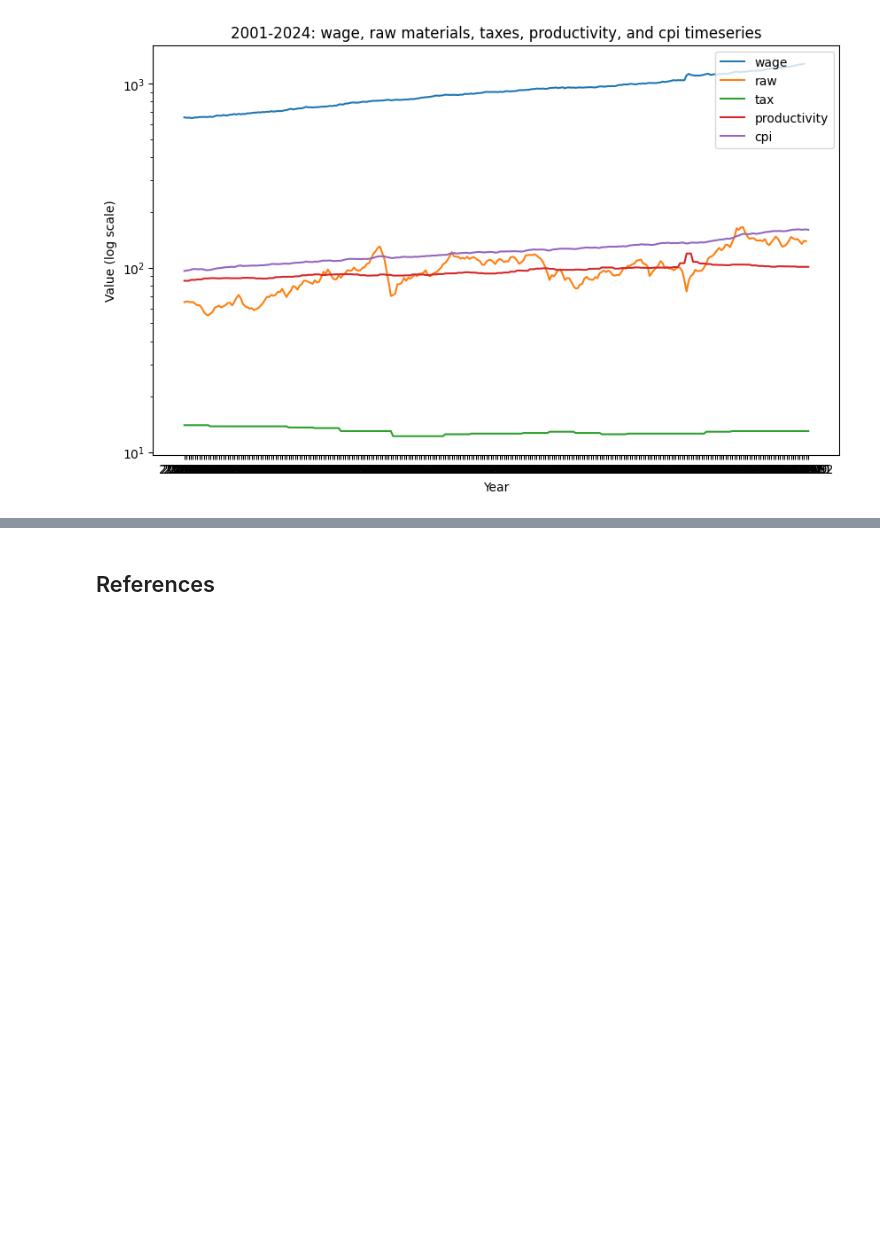
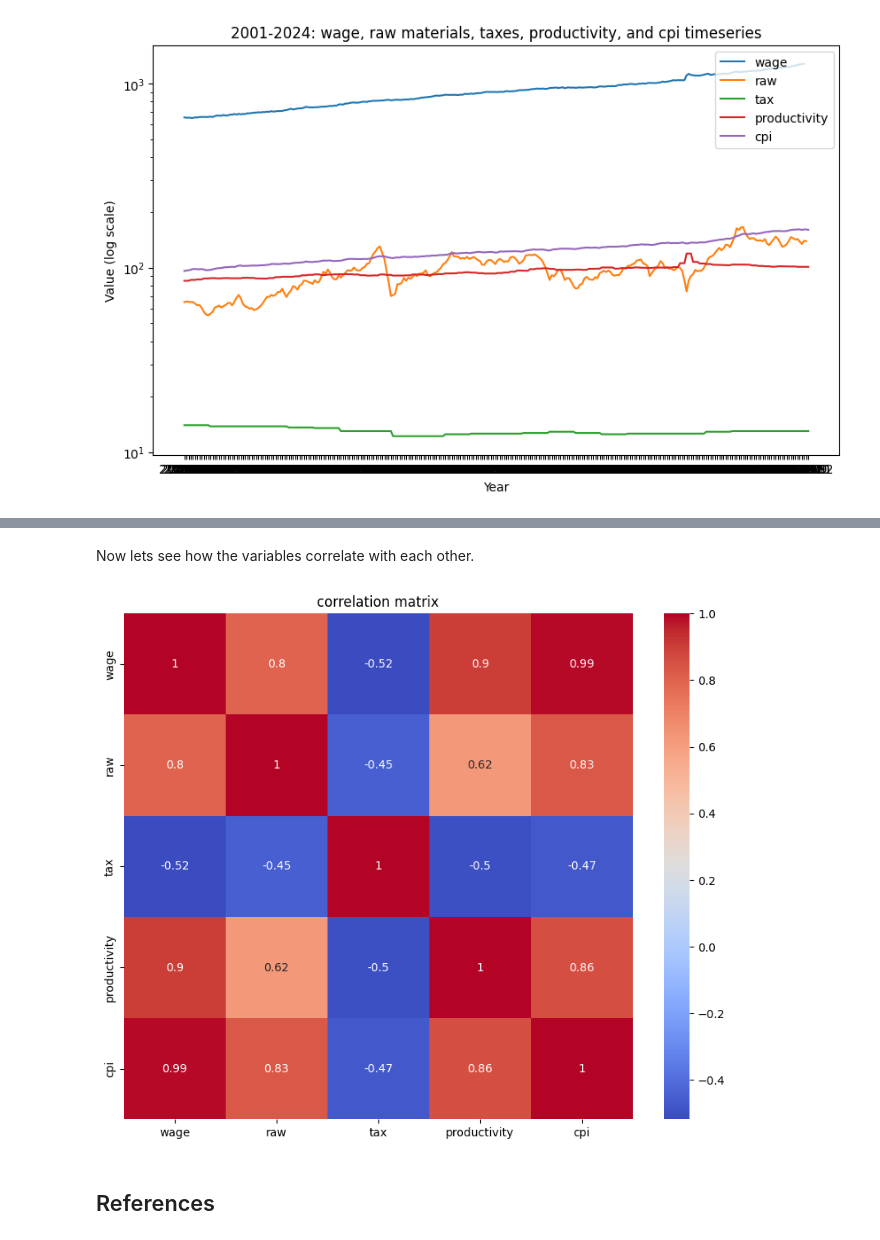
Before and after one commit to FleaBusyBeeBergs/dtsa5506-pipeline, a Jupyter notebook: statcan_etl.ipynb, the cells around one changed output, grey strips where cells are left out. Cells and saved outputs as stored; diff of their text form; code cells hidden in the pictures; blank space fills up the shorter version.

```diff
--- a/statcan_etl.ipynb
+++ b/statcan_etl.ipynb
@@ -301,3 +335,14 @@ for timespan in timespans:
+# %% [markdown]
+Now lets see how the variables correlate with each other.
+# %%
+cor_matrix = data[numerical_features].corr()
+
+plt.figure(figsize = (10, 8))
+sns.heatmap(cor_matrix, annot = True, cmap = 'coolwarm')
+plt.title('correlation matrix')
+plt.show()
+# %% [output]
+[figure, added]
 # %% [markdown]
 ## References
 # %% [markdown]
```
Also changed, not shown: parts of 7 cells of this notebook.
